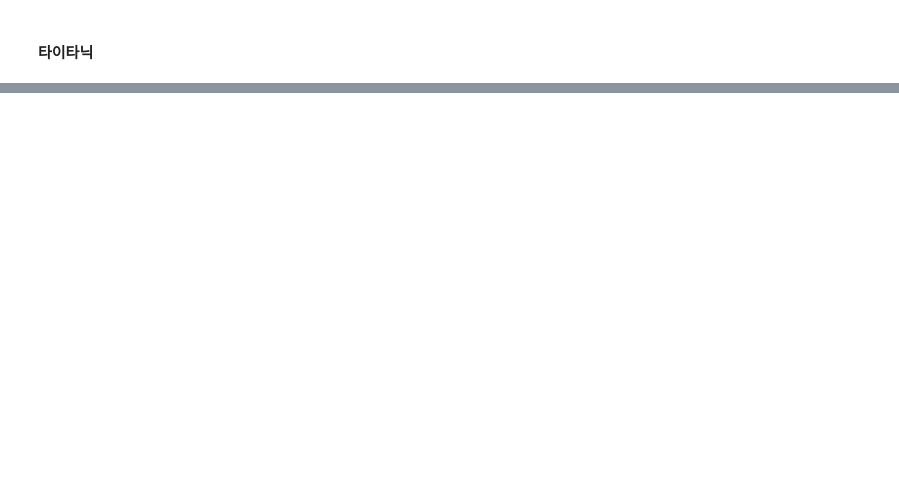
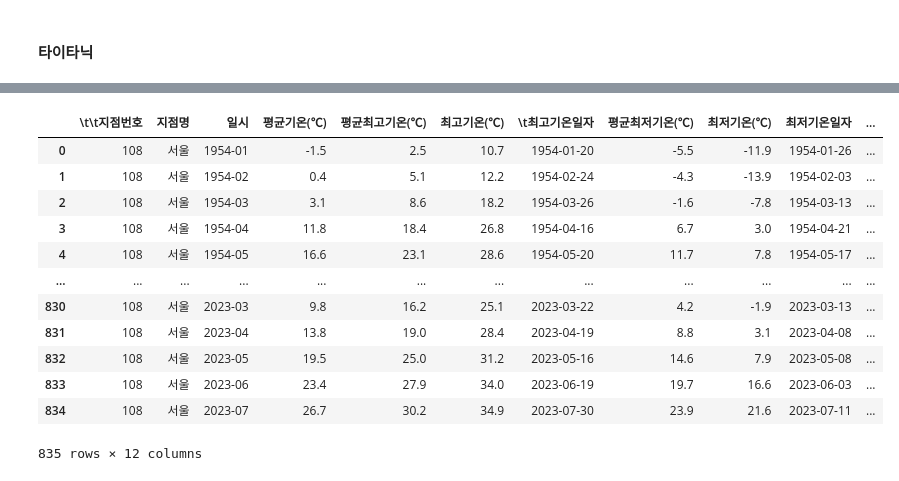
Before and after one commit to KSGZeroBase/apartment_EDA, a Jupyter notebook: heatmap.ipynb, the cells around one changed output, grey strips where cells are left out. Saved outputs shown, nothing was run; the diff lists cells and outputs as text; code cells hidden in the pictures; blank space fills up the shorter version.

```diff
--- a/heatmap.ipynb
+++ b/heatmap.ipynb
@@ -46,0 +172,18 @@ sns.heatmap(corr_df, annot=True ,cmap="RdYlBu_r", vmin=-1, vmax=1)
+# %%
+df['연도'] = df['일시'].str.split('-').str[0].astype(int)
+df['월'] = df['일시'].str.split('-').str[1].astype(int)
+df
+# %% [output]
+|  | \t\t지점번호 | 지점명 | 일시 | 평균기온(℃) | 평균최고기온(℃) | 최고기온(℃) | \t최고기온일자 | 평균최저기온(℃) | 최저기온(℃) | 최저기온일자 | ... |
+| 0 | 108 | 서울 | 1954-01 | -1.5 | 2.5 | 10.7 | 1954-01-20 | -5.5 | -11.9 | 1954-01-26 | ... |
+| 1 | 108 | 서울 | 1954-02 | 0.4 | 5.1 | 12.2 | 1954-02-24 | -4.3 | -13.9 | 1954-02-03 | ... |
+| 2 | 108 | 서울 | 1954-03 | 3.1 | 8.6 | 18.2 | 1954-03-26 | -1.6 | -7.8 | 1954-03-13 | ... |
+| 3 | 108 | 서울 | 1954-04 | 11.8 | 18.4 | 26.8 | 1954-04-16 | 6.7 | 3.0 | 1954-04-21 | ... |
+| 4 | 108 | 서울 | 1954-05 | 16.6 | 23.1 | 28.6 | 1954-05-20 | 11.7 | 7.8 | 1954-05-17 | ... |
+| ... | ... | ... | ... | ... | ... | ... | ... | ... | ... | ... | ... |
+| 830 | 108 | 서울 | 2023-03 | 9.8 | 16.2 | 25.1 | 2023-03-22 | 4.2 | -1.9 | 2023-03-13 | ... |
+| 831 | 108 | 서울 | 2023-04 | 13.8 | 19.0 | 28.4 | 2023-04-19 | 8.8 | 3.1 | 2023-04-08 | ... |
+| 832 | 108 | 서울 | 2023-05 | 19.5 | 25.0 | 31.2 | 2023-05-16 | 14.6 | 7.9 | 2023-05-08 | ... |
+| 833 | 108 | 서울 | 2023-06 | 23.4 | 27.9 | 34.0 | 2023-06-19 | 19.7 | 16.6 | 2023-06-03 | ... |
+| 834 | 108 | 서울 | 2023-07 | 26.7 | 30.2 | 34.9 | 2023-07-30 | 23.9 | 21.6 | 2023-07-11 | ... |
+835 rows × 12 columns
```
Also changed, not shown: parts of 22 cells of this notebook.
